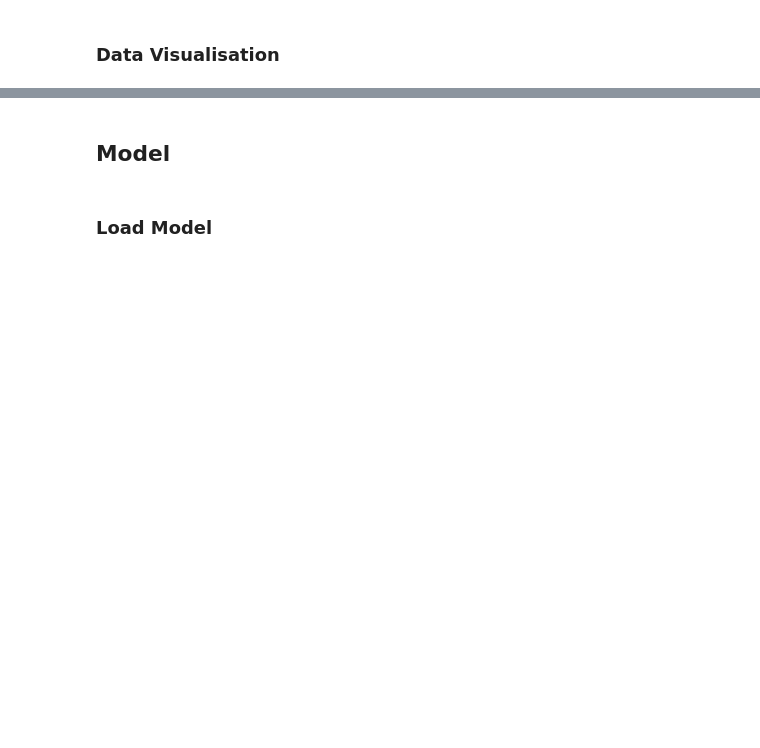
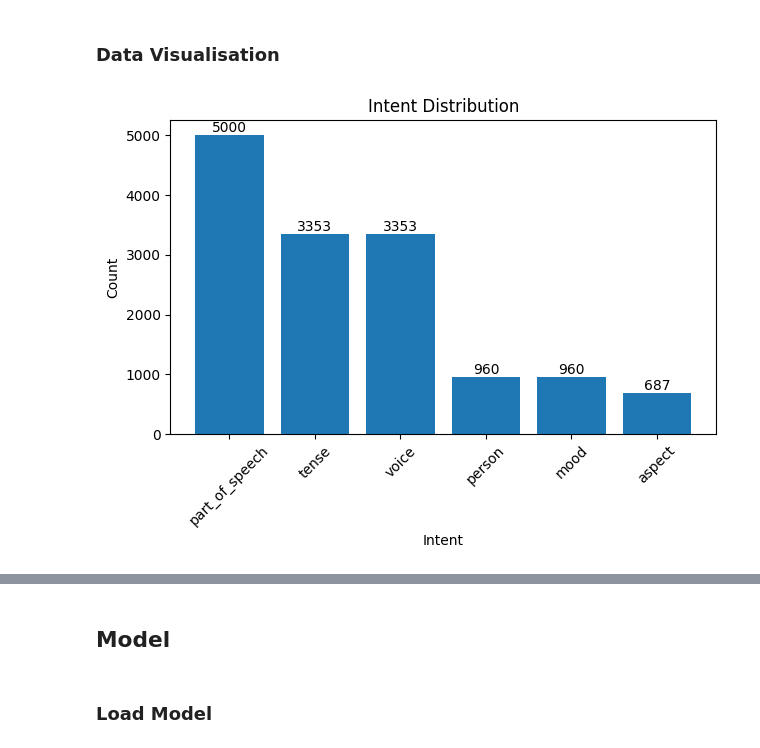
Before and after one commit to spiteriamy/final-year-project, a Jupyter notebook: Code/Intent Classification Model/intent_classifier.ipynb, the cells around one changed output, grey strips where cells are left out. Cells and saved outputs as stored; diff of their text form; code cells hidden in the pictures; blank space fills up the shorter version.

```diff
--- a/Code/Intent Classification Model/intent_classifier.ipynb
+++ b/Code/Intent Classification Model/intent_classifier.ipynb
@@ -140,0 +148,16 @@ print(train_dataset[0])
+# %%
+# Bar Chart
+plt.figure()
+bars = plt.bar(labels, values)
+
+for bar in bars:
+  plt.text(bar.get_x() + bar.get_width()/2, bar.get_height(), int(bar.get_height()), ha='center', va='bottom')
+
+plt.xlabel("Intent")
+plt.ylabel("Count")
+plt.title("Intent Distribution")
+plt.xticks(rotation=45)
+plt.tight_layout()
+plt.show()
+# %% [output]
+[figure, added]
```
Also changed, not shown: parts of 30 cells of this notebook.
